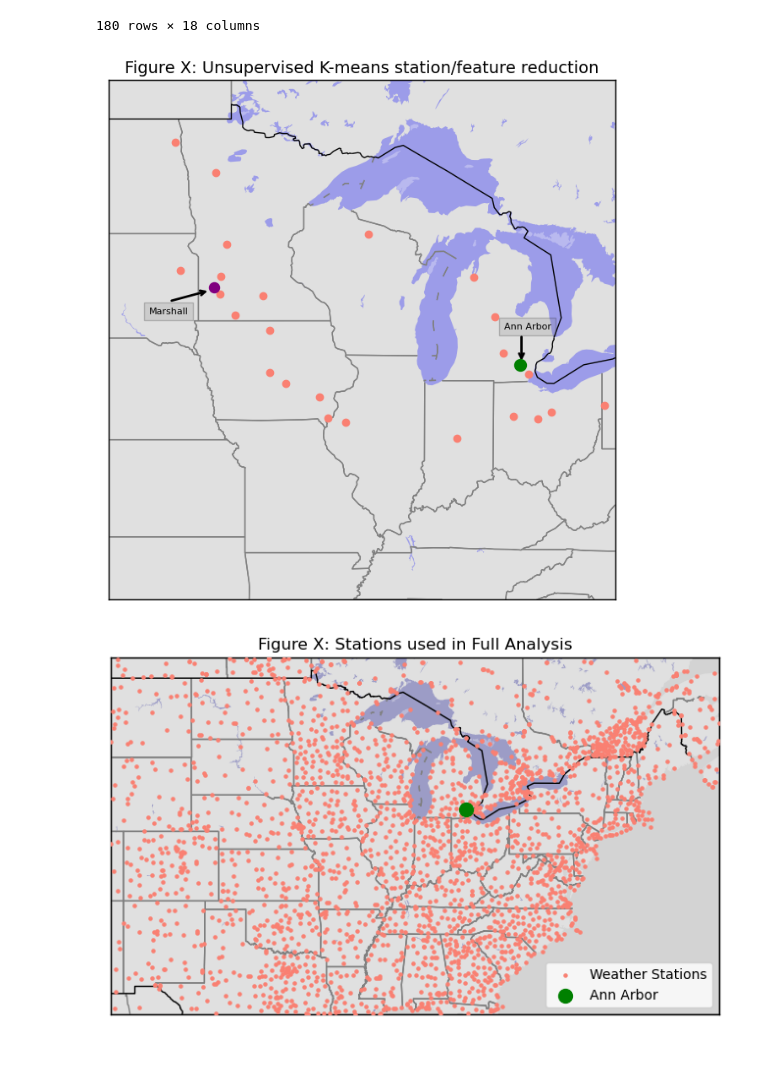
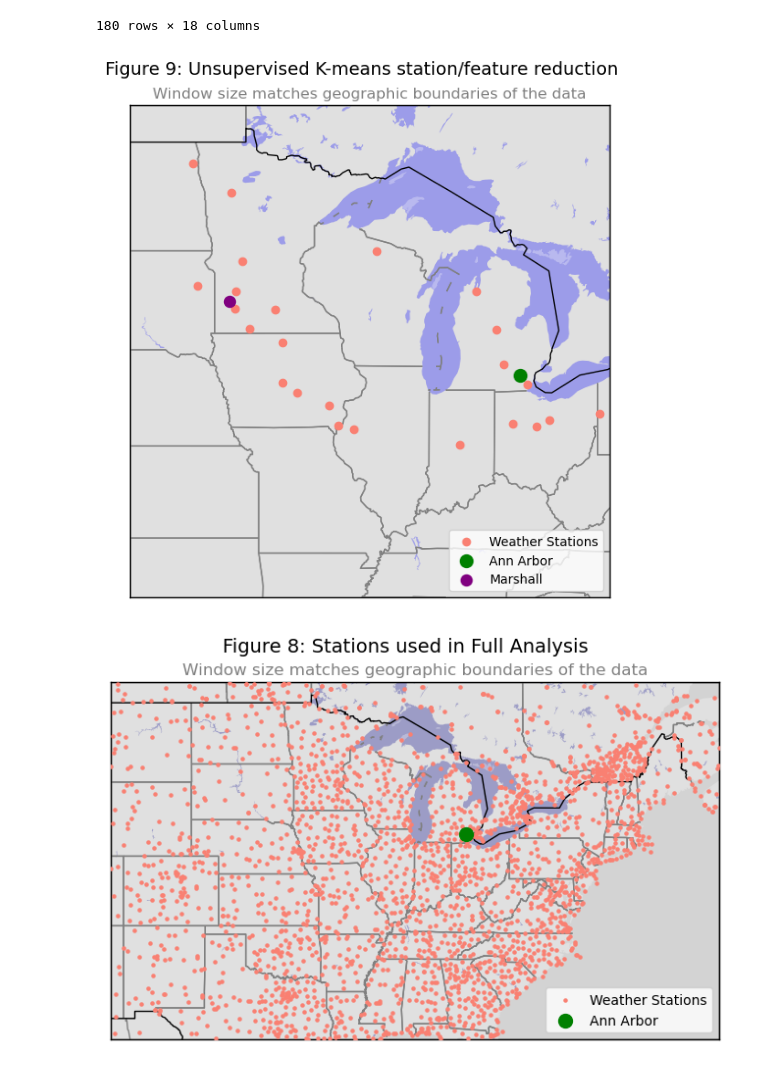
Before and after one commit to Pkeet99/Weatherman, a Jupyter notebook: Results/Cleaning & Scores Visuals.ipynb, the cells around one changed output. Cells and saved outputs as stored; diff of their text form; code cells hidden in the pictures.

Commit message:
Visuals UPdated

```diff
--- a/Results/Cleaning & Scores Visuals.ipynb
+++ b/Results/Cleaning & Scores Visuals.ipynb
@@ -331,7 +388,7 @@ dbscan
 lat = kmeans['latitude'].values
 long= kmeans['longitude'].values
 
-fig = plt.figure(figsize=(8, 8))
+fig = plt.figure(figsize=(7, 7))
 m=Basemap(llcrnrlon=-100, llcrnrlat=35, urcrnrlon=-80.,urcrnrlat=50, projection='merc', resolution='i')
 m.drawmapboundary(fill_color='lightgrey')
 m.fillcontinents(color='white', alpha=0.3, lake_color='blue')
@@ -342,44 +399,47 @@ dlons,dlats=m(-95.8244,44.4517)
 # convert lat and long to map projection coordinates
 lons, lats = m(long, lat)
 
-m.scatter(lons, lats, marker = 'o', color='salmon',  zorder=5)
-m.scatter(aalons, aalats, marker = 'o', color='green', s=100, zorder=5)
-m.scatter(dlons, dlats, marker = 'o', color='purple', s=75, zorder=6)
-plt.annotate('Ann Arbor', xy=(.78, .52), xycoords='axes fraction',bbox=dict(facecolor='grey',alpha=0.2),fontsize=8)
-plt.annotate('',xy=(.815,.455), xytext=(.815,.51),xycoords='axes fraction',arrowprops=dict(arrowstyle="->",linewidth=2))
+m.scatter(lons, lats, marker = 'o', color='salmon',  zorder=5, label='Weather Stations')
+m.scatter(aalons, aalats, marker = 'o', color='green', s=100, zorder=5, label = 'Ann Arbor')
+m.scatter(dlons, dlats, marker = 'o', color='purple', s=75, zorder=6, label= 'Marshall')
+#plt.annotate('Ann Arbor', xy=(.78, .52), xycoords='axes fraction',bbox=dict(facecolor='grey',alpha=0.2),fontsize=8)
+#plt.annotate('',xy=(.815,.455), xytext=(.815,.51),xycoords='axes fraction',arrowprops=dict(arrowstyle="->",linewidth=2))
 
-plt.annotate('Marshall', xy=(.08, .55), xycoords='axes fraction',bbox=dict(facecolor='grey',alpha=0.2),fontsize=8)
-plt.annotate('',xy=(.2,.595), xytext=(.12,.574),xycoords='axes fraction',arrowprops=dict(arrowstyle="->",linewidth=2))
-plt.title('Figure X: Unsupervised K-means station/feature reduction', fontsize=14)
+#plt.annotate('Marshall', xy=(.08, .55), xycoords='axes fraction',bbox=dict(facecolor='grey',alpha=0.2),fontsize=8)
+#plt.annotate('',xy=(.2,.595), xytext=(.12,.574),xycoords='axes fraction',arrowprops=dict(arrowstyle="->",linewidth=2))
+plt.suptitle('Figure 9: Unsupervised K-means station/feature reduction', y=.95, fontsize=14)
+plt.title('Window size matches geographic boundaries of the data', c="gray")
+plt.legend(loc='lower right')
 plt.show()
 # %% [output]
-[figure, old version]
+[figure, new version]
 # %%
 station_loc = os.path.join(ROOT_DIR, 'data','fullstationlist.csv') #station data to get distance for comparision
 dfstationsfull=pd.read_csv(station_loc)
 # %%
 lat = dfstationsfull['latitude'].values
 long= dfstationsfull['longitude'].values
 ((50, -110), (30, -65))
 fig = plt.figure(figsize=(8, 8))
 m=Basemap(llcrnrlon=-110, llcrnrlat=30, urcrnrlon=-65.,urcrnrlat=50, projection='merc', resolution='i')
 m.drawmapboundary(fill_color='lightgrey')
 m.fillcontinents(color='white', alpha=0.3, lake_color='darkblue')
 m.drawstates(color='grey', linewidth=1)
 m.drawcountries(color='black', linewidth=1)
 aalons,aalats=m(-83.7456,42.2230)
 dlons,dlats=m(-95.8244,44.4517)
 # convert lat and long to map projection coordinates
 lons, lats = m(long, lat)
 aalons,aalats=m(-83.7456,42.2230)
 
 m.scatter(lons, lats, marker = 'o', color='salmon', s=5, zorder=5, label='Weather Stations')
 AA=m.scatter(aalons, aalats, marker = 'o', color='green', s=100, zorder=5, label='Ann Arbor')
-plt.title('Figure X: Stations used in Full Analysis')
+plt.suptitle('Figure 8: Stations used in Full Analysis', y=.78, fontsize=14)
+plt.title('Window size matches geographic boundaries of the data', c="gray")
 plt.legend()
 plt.show()
 # %% [output]
-[figure, old version]
+[figure, new version]
 # %%
 dbscanlat = dbscan['latitude'].values
 dbscanlong= dbscan['longitude'].values
```
Also changed, not shown: parts of 5 cells of this notebook, 3 other files.
